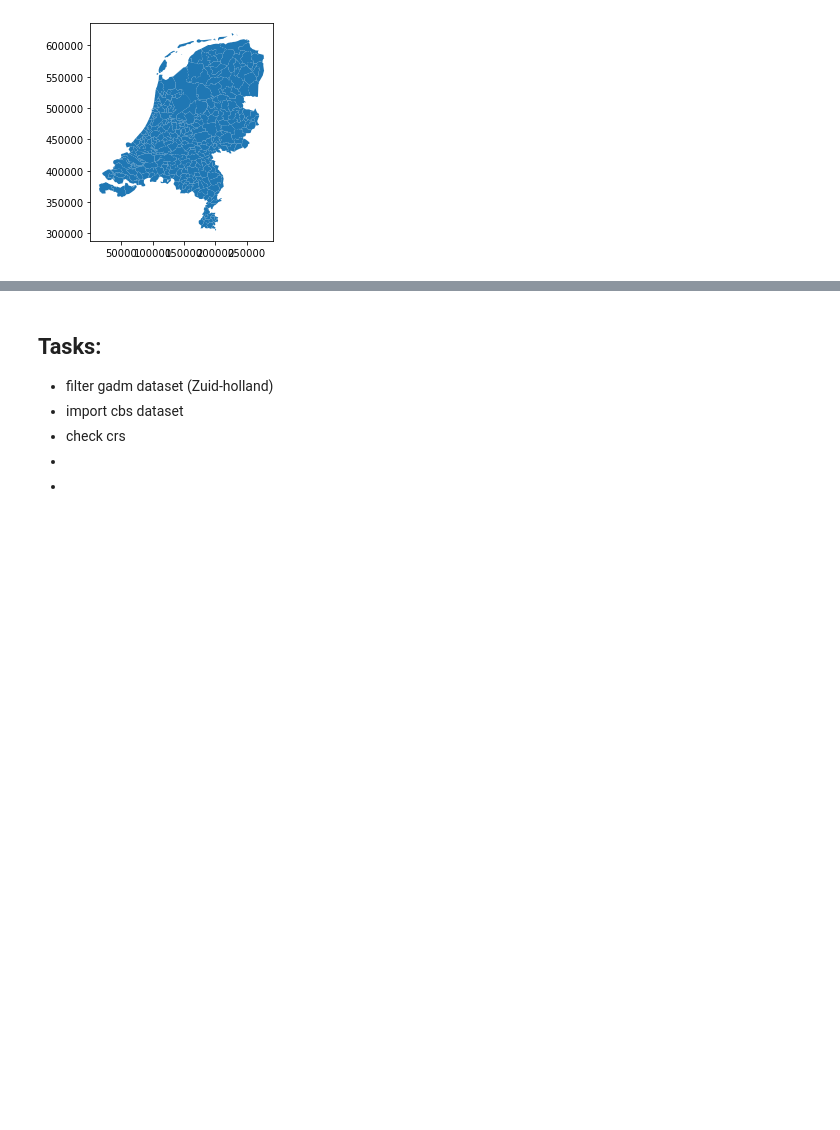
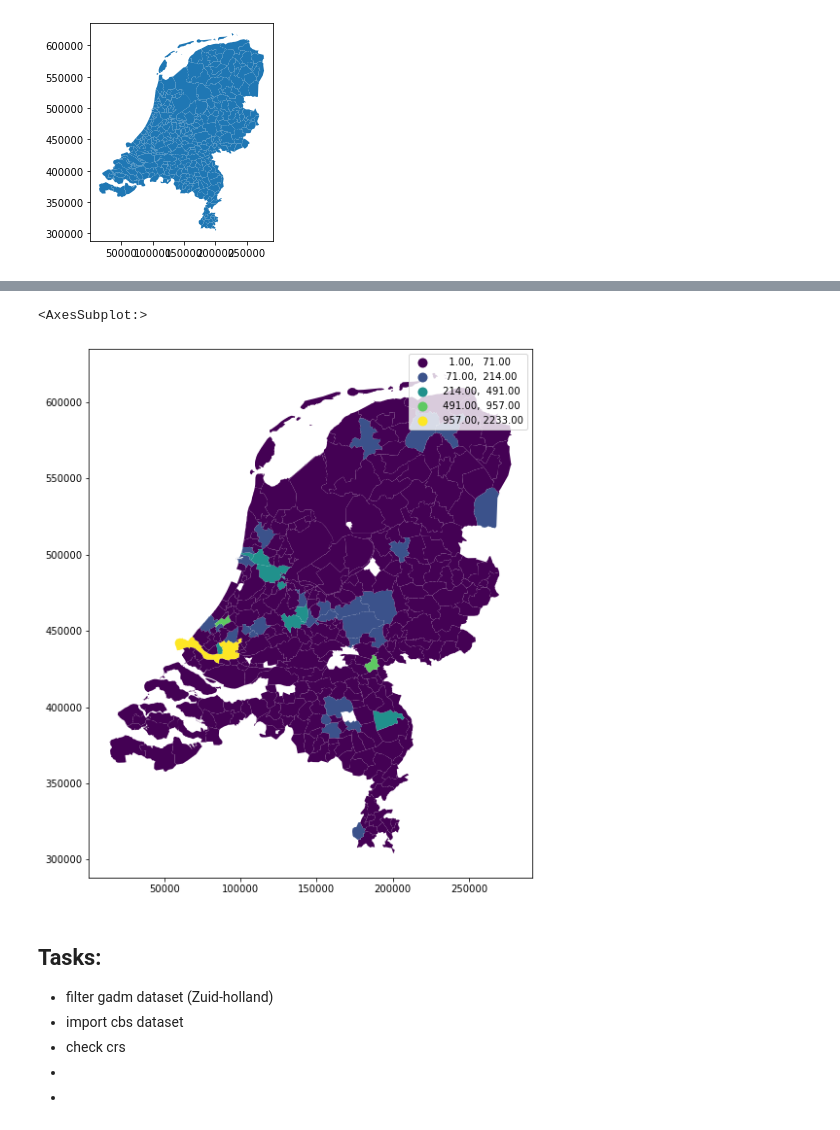
Before and after one commit to GinaStavropoulou/geogeek-workshop, a Jupyter notebook: notebooks/Exercise2.ipynb, the cells around one changed output, grey strips where cells are left out. Saved outputs shown, nothing was run; the diff lists cells and outputs as text; code cells hidden in the pictures; blank space fills up the shorter version.

```diff
--- a/notebooks/Exercise2.ipynb
+++ b/notebooks/Exercise2.ipynb
@@ -108,0 +204,2 @@ admin.plot(
+# %%
+intersection = gpd.overlay(sensors, admin, how='intersection')
@@ -108,0 +216,2 @@ admin.plot(
+# %%
+admin_counts = intersection.groupby('NAME_2').size().reset_index(name='sensor_count')
@@ -108,0 +273,9 @@ admin.plot(
+# %%
+# Merge the DataFrames using the 'Key' column
+merged_df = pd.merge(admin, admin_counts, on='NAME_2', how='outer')
+
+# 'how' parameter specifies the type of merge:
+# - 'inner' (default): Keeps only the common values in both DataFrames
+# - 'left': Keeps all values from the left DataFrame and only common values from the right DataFrame
+# - 'right': Keeps all values from the right DataFrame and only common values from the left DataFrame
+# - 'outer': Keeps all values from both DataFrames, filling missing values with NaN
@@ -109,3 +298,11 @@ admin.plot(
+# %%
+merged_df.plot('sensor_count',
+               legend=True,
+               figsize=(10,10),
+               scheme='NaturalBreaks')
+# %% [output]
+<AxesSubplot:>
+[figure, added]
 # %% [markdown]
 ## Tasks:
 
```
Also changed, not shown: parts of 21 cells of this notebook.
